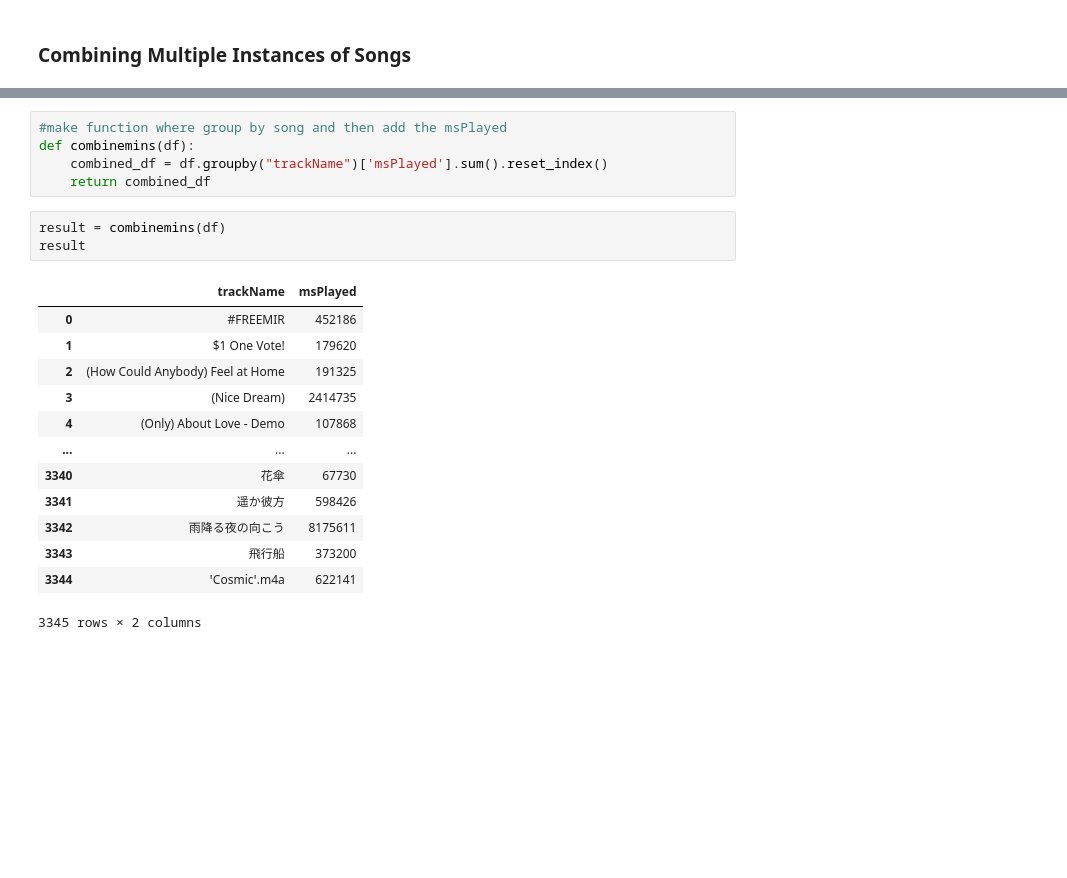
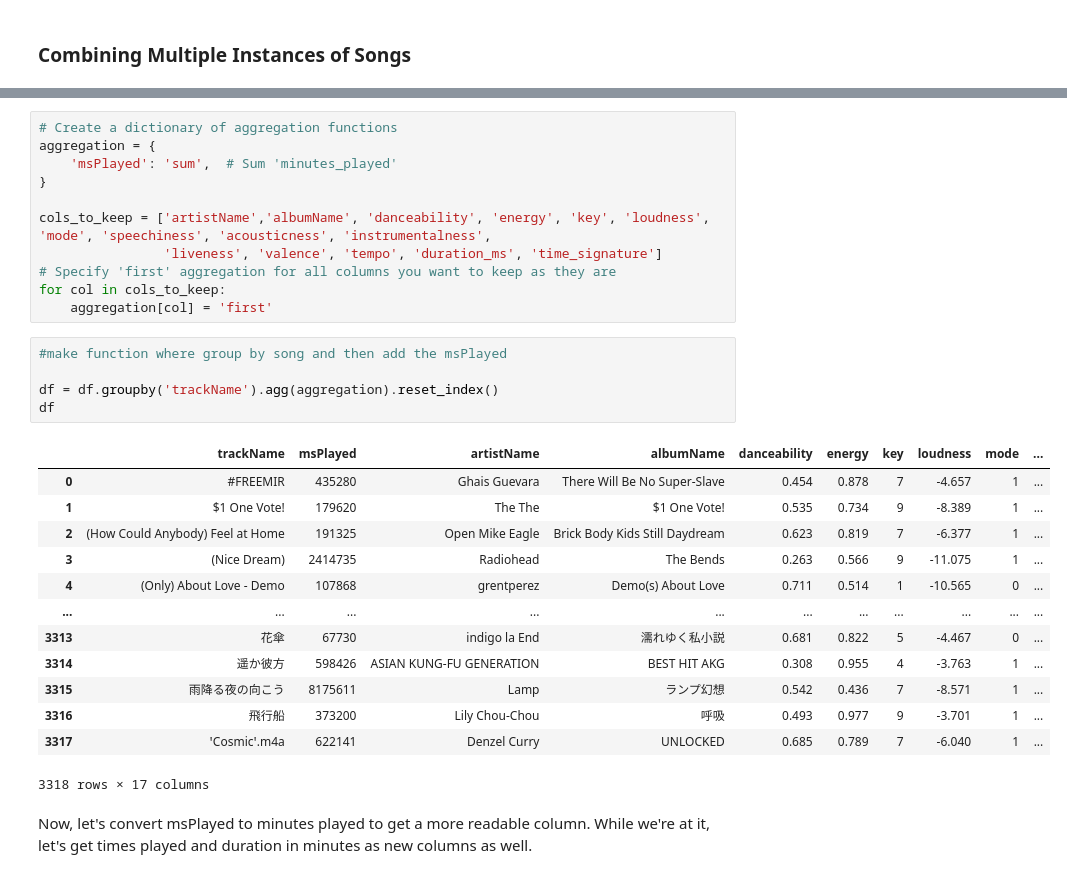
Before and after one commit to nickchu8/My-Spotify-Data-Analysis, a Jupyter notebook: AnalyzingMyMusicTaste.ipynb, the cells around one changed output, grey strips where cells are left out. Cells and saved outputs as stored; diff of their text form; blank space fills up the shorter version.

```diff
--- a/AnalyzingMyMusicTaste.ipynb
+++ b/AnalyzingMyMusicTaste.ipynb
@@ -42,22 +48,32 @@ df.head()
+# %%
+# Create a dictionary of aggregation functions
+aggregation = {
+    'msPlayed': 'sum',  # Sum 'minutes_played'
+}
+
+cols_to_keep = ['artistName','albumName', 'danceability', 'energy', 'key', 'loudness', 'mode', 'speechiness', 'acousticness', 'instrumentalness',
+                'liveness', 'valence', 'tempo', 'duration_ms', 'time_signature']
+# Specify 'first' aggregation for all columns you want to keep as they are
+for col in cols_to_keep:
+    aggregation[col] = 'first'
 # %%
 #make function where group by song and then add the msPlayed
-def combinemins(df):
-    combined_df = df.groupby("trackName")['msPlayed'].sum().reset_index()
-    return combined_df
+
+df = df.groupby('trackName').agg(aggregation).reset_index()
+df
+# %% [output]
+|  | trackName | msPlayed | artistName | albumName | danceability | energy | key | loudness | mode | ... |
+| 0 | #FREEMIR | 435280 | Ghais Guevara | There Will Be No Super-Slave | 0.454 | 0.878 | 7 | -4.657 | 1 | ... |
+| 1 | $1 One Vote! | 179620 | The The | $1 One Vote! | 0.535 | 0.734 | 9 | -8.389 | 1 | ... |
+| 2 | (How Could Anybody) Feel at Home | 191325 | Open Mike Eagle | Brick Body Kids Still Daydream | 0.623 | 0.819 | 7 | -6.377 | 1 | ... |
+| 3 | (Nice Dream) | 2414735 | Radiohead | The Bends | 0.263 | 0.566 | 9 | -11.075 | 1 | ... |
+| 4 | (Only) About Love - Demo | 107868 | grentperez | Demo(s) About Love | 0.711 | 0.514 | 1 | -10.565 | 0 | ... |
+| ... | ... | ... | ... | ... | ... | ... | ... | ... | ... | ... |
+| 3313 | 花傘 | 67730 | indigo la End | 濡れゆく私小説 | 0.681 | 0.822 | 5 | -4.467 | 0 | ... |
+| 3314 | 遥か彼方 | 598426 | ASIAN KUNG-FU GENERATION | BEST HIT AKG | 0.308 | 0.955 | 4 | -3.763 | 1 | ... |
+| 3315 | 雨降る夜の向こう | 8175611 | Lamp | ランプ幻想 | 0.542 | 0.436 | 7 | -8.571 | 1 | ... |
+| 3316 | 飛行船 | 373200 | Lily Chou-Chou | 呼吸 | 0.493 | 0.977 | 9 | -3.701 | 1 | ... |
+| 3317 | ꞌCosmicꞌ.m4a | 622141 | Denzel Curry | UNLOCKED | 0.685 | 0.789 | 7 | -6.040 | 1 | ... |
+3318 rows × 17 columns
-# %%
-result = combinemins(df)
-result
-# %% [output]
-|  | trackName | msPlayed |
-| 0 | #FREEMIR | 452186 |
-| 1 | $1 One Vote! | 179620 |
-| 2 | (How Could Anybody) Feel at Home | 191325 |
-| 3 | (Nice Dream) | 2414735 |
-| 4 | (Only) About Love - Demo | 107868 |
-| ... | ... | ... |
-| 3340 | 花傘 | 67730 |
-| 3341 | 遥か彼方 | 598426 |
-| 3342 | 雨降る夜の向こう | 8175611 |
-| 3343 | 飛行船 | 373200 |
-| 3344 | ꞌCosmicꞌ.m4a | 622141 |
-3345 rows × 2 columns
+# %% [markdown]
+Now, let's convert msPlayed to minutes played to get a more readable column. While we're at it, let's get times played and duration in minutes as new columns as well.
```
Also changed, not shown: parts of 17 cells of this notebook.
